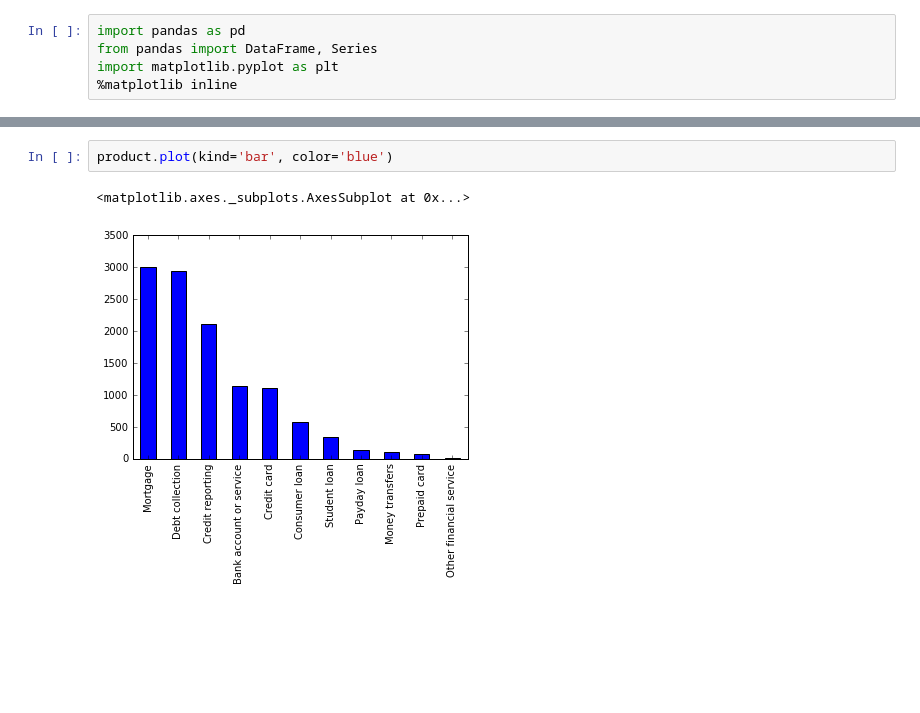
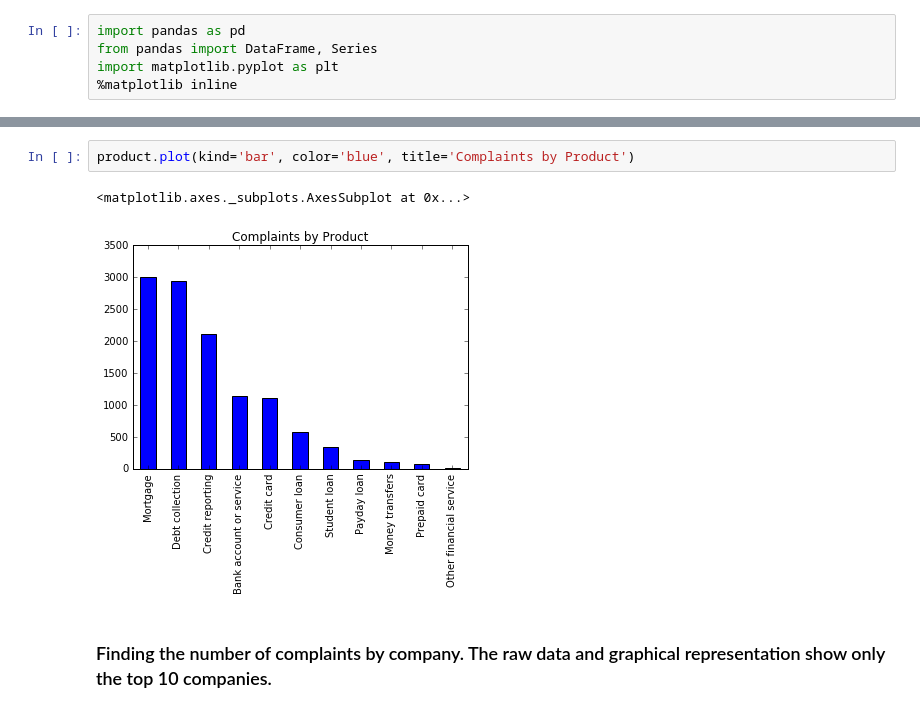
Before and after one commit to sateigen/consumer-complaints, a Jupyter notebook: consumer_complaints.ipynb, the cells around one changed output, grey strips where cells are left out. Cells and saved outputs as stored; diff of their text form; blank space fills up the shorter version.

```diff
--- a/consumer_complaints.ipynb
+++ b/consumer_complaints.ipynb
@@ -18,7 +32,9 @@ product = complaints_data['Product'].value_counts()
 # %%
-product.plot(kind='bar', color='blue')
+product.plot(kind='bar', color='blue', title='Complaints by Product')
 # %% [output]
 <matplotlib.axes._subplots.AxesSubplot at 0x...>
-[figure, old version]
+[figure, new version]
+# %% [markdown]
+### Finding the number of complaints by company.  The raw data and graphical representation show only the top 10 companies.
 # %%
 top_companies = complaints_data['Company'].value_counts().head(10)
```
Also changed, not shown: parts of 16 cells of this notebook.
